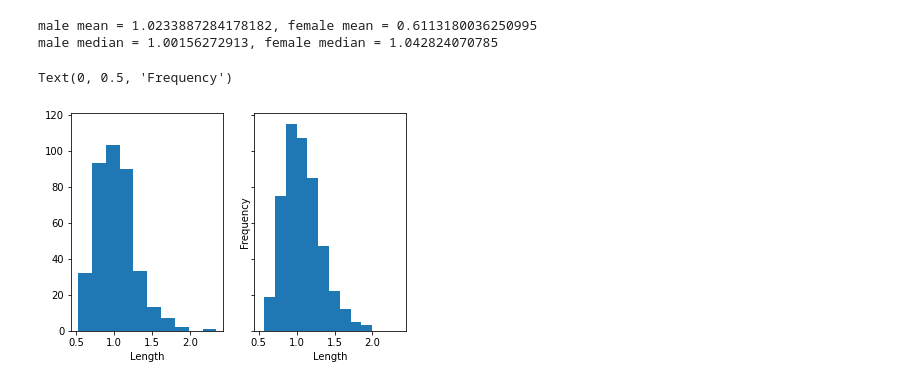
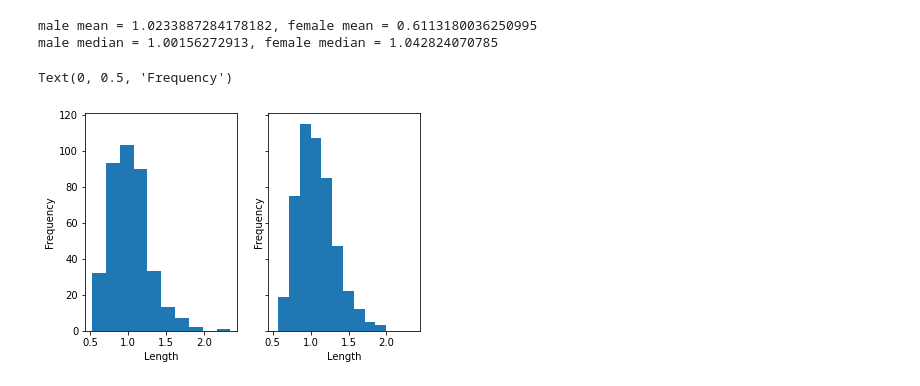
Before and after one commit to fshi7418/pollutants, a Jupyter notebook: Python Experiments/David.ipynb, the cells around one changed output. Cells and saved outputs as stored; diff of their text form; code cells hidden in the pictures.

```diff
--- a/Python Experiments/David.ipynb
+++ b/Python Experiments/David.ipynb
@@ -126,13 +127,11 @@ male median = 1.00156272913, female median = 1.042824070785
 # %%
 fig, axes = plt.subplots(1, 2, sharex=True, sharey=True)
 axes[0].hist(male_data, bins=10)
 axes[1].hist(female_data, bins=10)
 axes[0].set_xlabel('Length')
 axes[1].set_xlabel('Length')
-axes[0].set_ylabel('Length')
-axes[1].set_ylabel('Length')
-plt.xlabel("Length")
-plt.ylabel("Frequency")
+axes[0].set_ylabel('Frequency')
+axes[1].set_ylabel('Frequency')
 # %% [output]
 Text(0, 0.5, 'Frequency')
-[figure, old version]
+[figure, new version]
```
Also changed, not shown: parts of 6 cells of this notebook.
